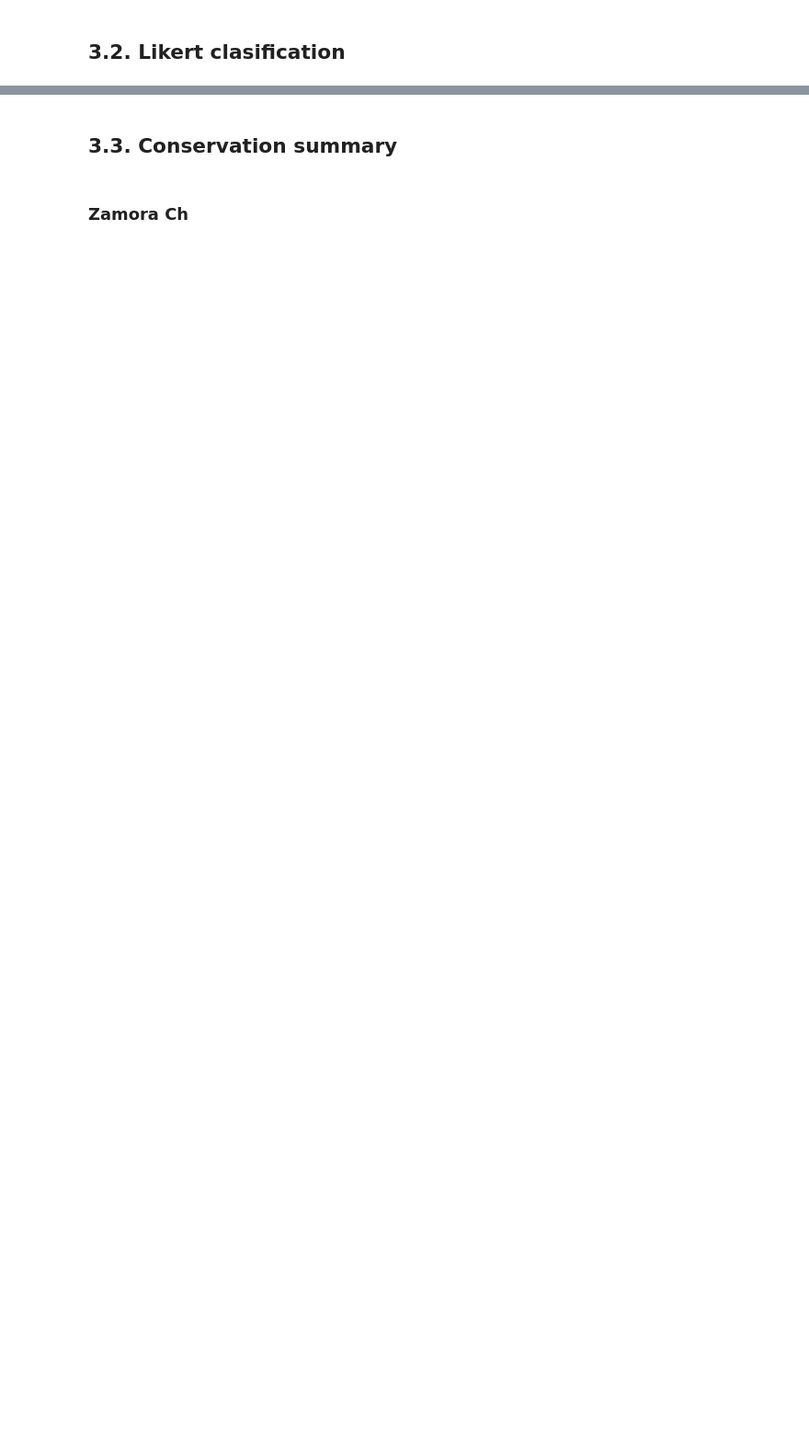
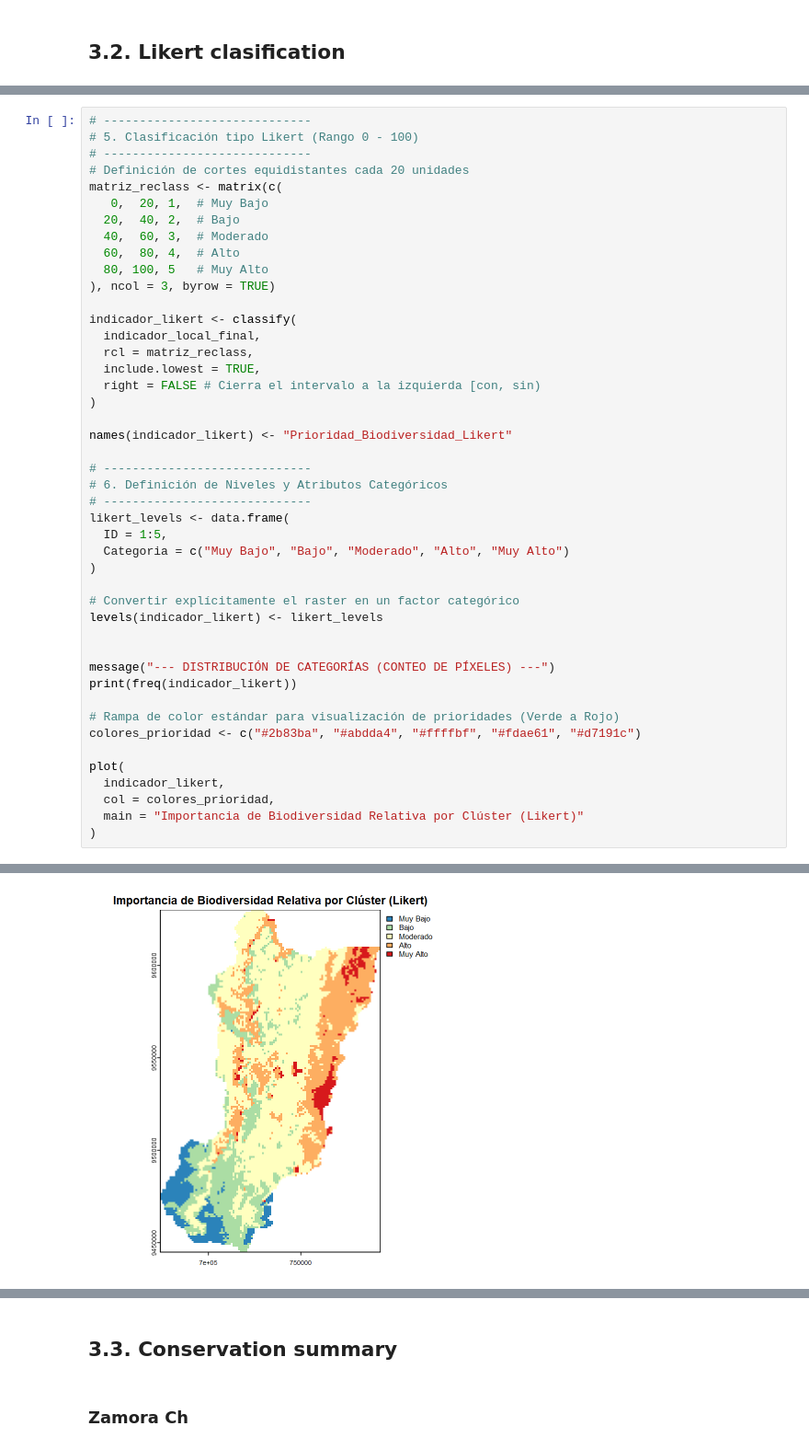
Before and after one commit to daningMontano/ACUS_BIODIV_ZCH, a Jupyter notebook: Notebooks/8_Conservation_areas.ipynb, the cells around one changed output, grey strips where cells are left out. Shown: that part at 92% size. Cells and saved outputs as stored; diff of their text form; blank space fills up the shorter version.

```diff
--- a/Notebooks/8_Conservation_areas.ipynb
+++ b/Notebooks/8_Conservation_areas.ipynb
@@ -309,0 +338,46 @@ plot(richness_cluster_likert)
+# %%
+# -----------------------------
+# 5. Clasificación tipo Likert (Rango 0 - 100)
+# -----------------------------
+# Definición de cortes equidistantes cada 20 unidades
+matriz_reclass <- matrix(c(
+   0,  20, 1,  # Muy Bajo
+  20,  40, 2,  # Bajo
+  40,  60, 3,  # Moderado
+  60,  80, 4,  # Alto
+  80, 100, 5   # Muy Alto
+), ncol = 3, byrow = TRUE)
+
+indicador_likert <- classify(
+  indicador_local_final,
+  rcl = matriz_reclass,
+  include.lowest = TRUE,
+  right = FALSE # Cierra el intervalo a la izquierda [con, sin)
+)
+
+names(indicador_likert) <- "Prioridad_Biodiversidad_Likert"
+
+# -----------------------------
+# 6. Definición de Niveles y Atributos Categóricos
+# -----------------------------
+likert_levels <- data.frame(
+  ID = 1:5,
+  Categoria = c("Muy Bajo", "Bajo", "Moderado", "Alto", "Muy Alto")
+)
+
+# Convertir explícitamente el raster en un factor categórico
+levels(indicador_likert) <- likert_levels
+
+
+message("--- DISTRIBUCIÓN DE CATEGORÍAS (CONTEO DE PÍXELES) ---")
+print(freq(indicador_likert))
+
+# Rampa de color estándar para visualización de prioridades (Verde a Rojo)
+colores_prioridad <- c("#2b83ba", "#abdda4", "#ffffbf", "#fdae61", "#d7191c")
+
+plot(
+  indicador_likert,
+  col = colores_prioridad,
+  main = "Importancia de Biodiversidad Relativa por Clúster (Likert)"
+)
+# %% [output]
@@ -309,0 +391 @@ plot(richness_cluster_likert)
+[figure, added]
```
Also changed, not shown: parts of 23 cells of this notebook, 10 other files.
